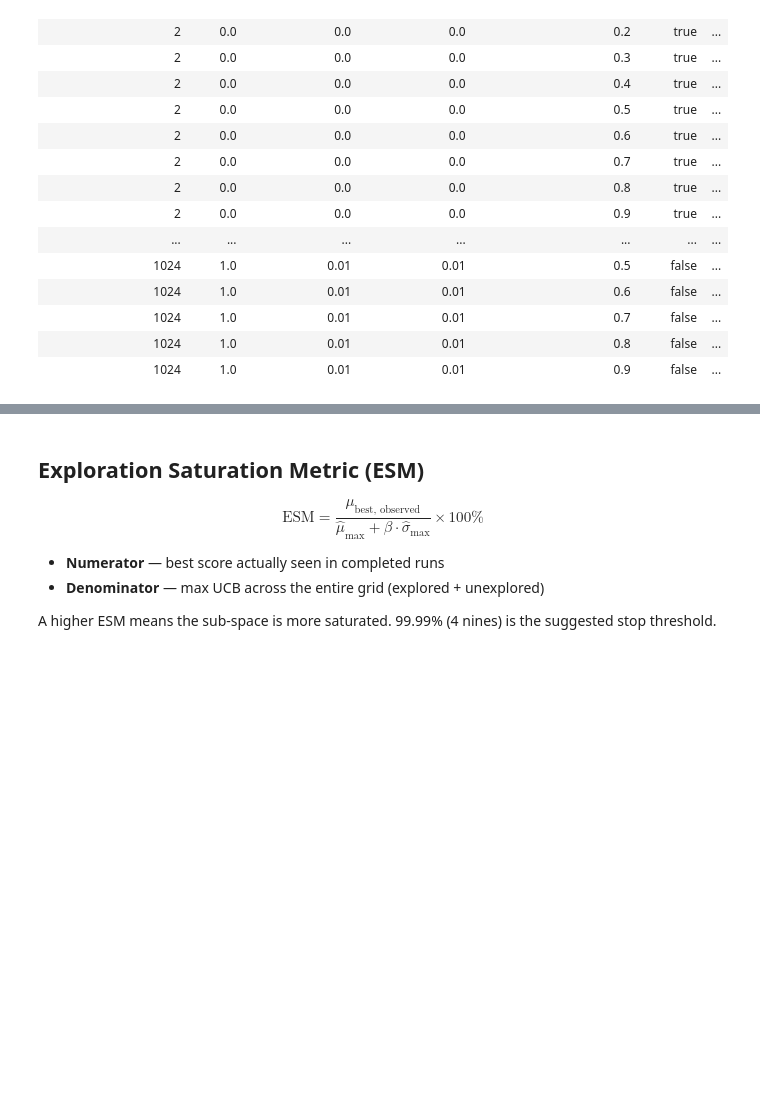
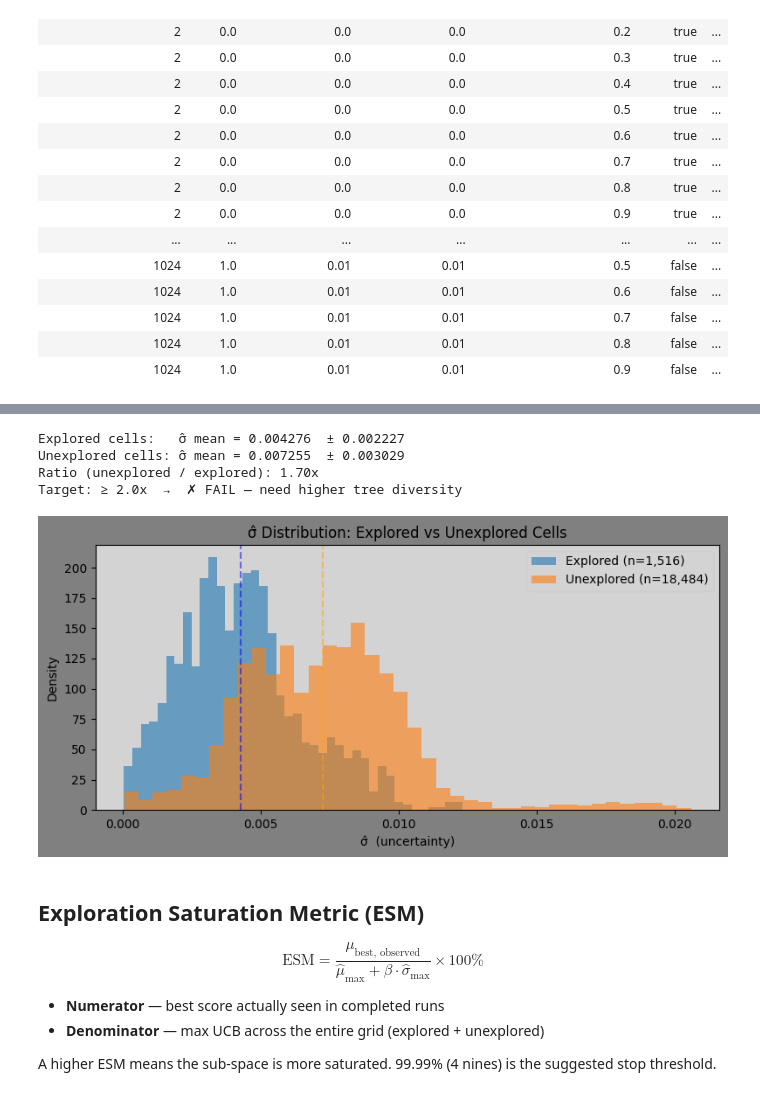
Before and after one commit to chaald/peppermint-matrix, a Jupyter notebook: notebooks/parameter_analysis/surrogate_model.ipynb, the cells around one changed output, grey strips where cells are left out. Drawn from its saved outputs; the diff is of its cells as text; code cells hidden in the pictures; blank space fills up the shorter version.

```diff
--- a/notebooks/parameter_analysis/surrogate_model.ipynb
+++ b/notebooks/parameter_analysis/surrogate_model.ipynb
@@ -490,3 +490,37 @@ full_grid.filter(
+# %%
+# Compute σ̂ for explored vs unexplored cells across the full grid
+explored_sigma = full_grid.filter(pl.col("explored"))["sigma_hat"]
+unexplored_sigma = full_grid.filter(~pl.col("explored"))["sigma_hat"]
+
+# Convert to numpy for statistics
+explored_sigma_np = explored_sigma.to_numpy()
+unexplored_sigma_np = unexplored_sigma.to_numpy()
+
+ratio = unexplored_sigma_np.mean() / explored_sigma_np.mean() if explored_sigma_np.mean() > 0 else float('inf')
+
+print(f"Explored cells:   σ̂ mean = {explored_sigma_np.mean():.6f}  ± {explored_sigma_np.std():.6f}")
+print(f"Unexplored cells: σ̂ mean = {unexplored_sigma_np.mean():.6f}  ± {unexplored_sigma_np.std():.6f}")
+print(f"Ratio (unexplored / explored): {ratio:.2f}x")
+print(f"Target: ≥ 2.0x  →  {'✓ PASS' if ratio >= 2.0 else '✗ FAIL — need higher tree diversity'}")
+
+# Histogram comparison
+fig, ax = plt.subplots(figsize=(8, 4))
+ax.hist(explored_sigma_np, bins=40, alpha=0.6, density=True, label=f"Explored (n={len(explored_sigma_np):,})")
+ax.hist(unexplored_sigma_np, bins=40, alpha=0.6, density=True, label=f"Unexplored (n={len(unexplored_sigma_np):,})")
+ax.axvline(explored_sigma_np.mean(), color='blue', linestyle='--', alpha=0.5)
+ax.axvline(unexplored_sigma_np.mean(), color='orange', linestyle='--', alpha=0.5)
+ax.set_xlabel("σ̂  (uncertainty)")
+ax.set_ylabel("Density")
+ax.set_title("σ̂ Distribution: Explored vs Unexplored Cells")
+ax.legend()
+plt.tight_layout()
+plt.show()
+# %% [output]
+Explored cells:   σ̂ mean = 0.004276  ± 0.002227
+Unexplored cells: σ̂ mean = 0.007255  ± 0.003029
+Ratio (unexplored / explored): 1.70x
+Target: ≥ 2.0x  →  ✗ FAIL — need higher tree diversity
+[figure, added]
 # %% [markdown]
 ## Exploration Saturation Metric (ESM)
 
```
Also changed, not shown: parts of 17 cells of this notebook, 2 other files.
